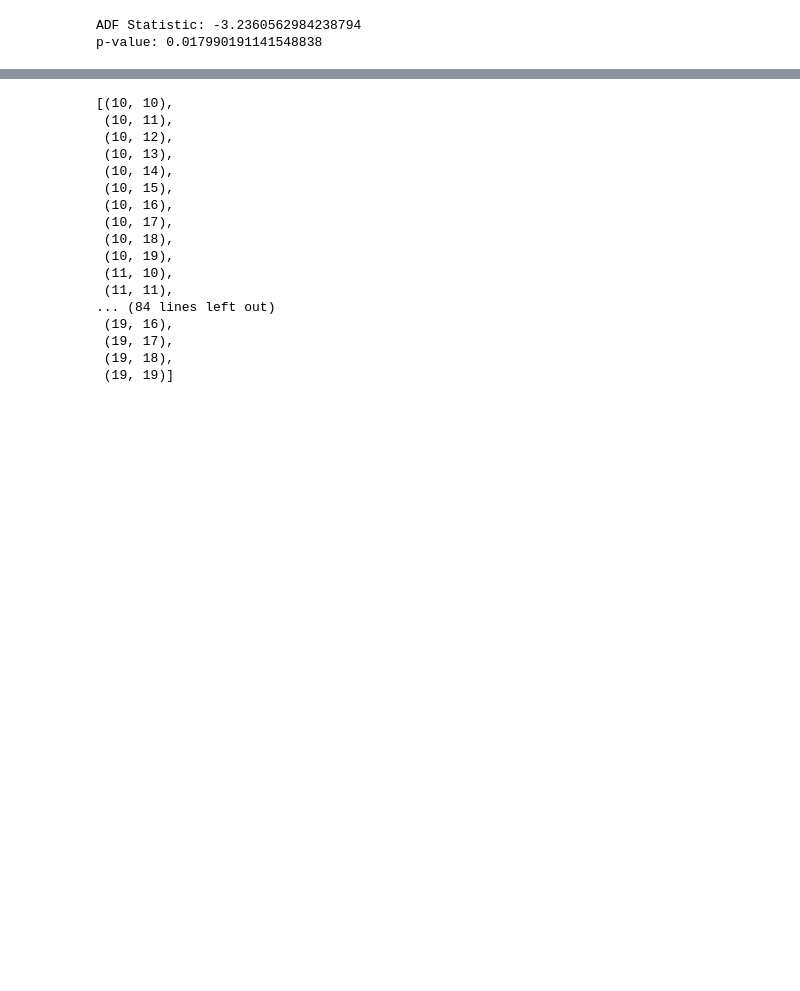
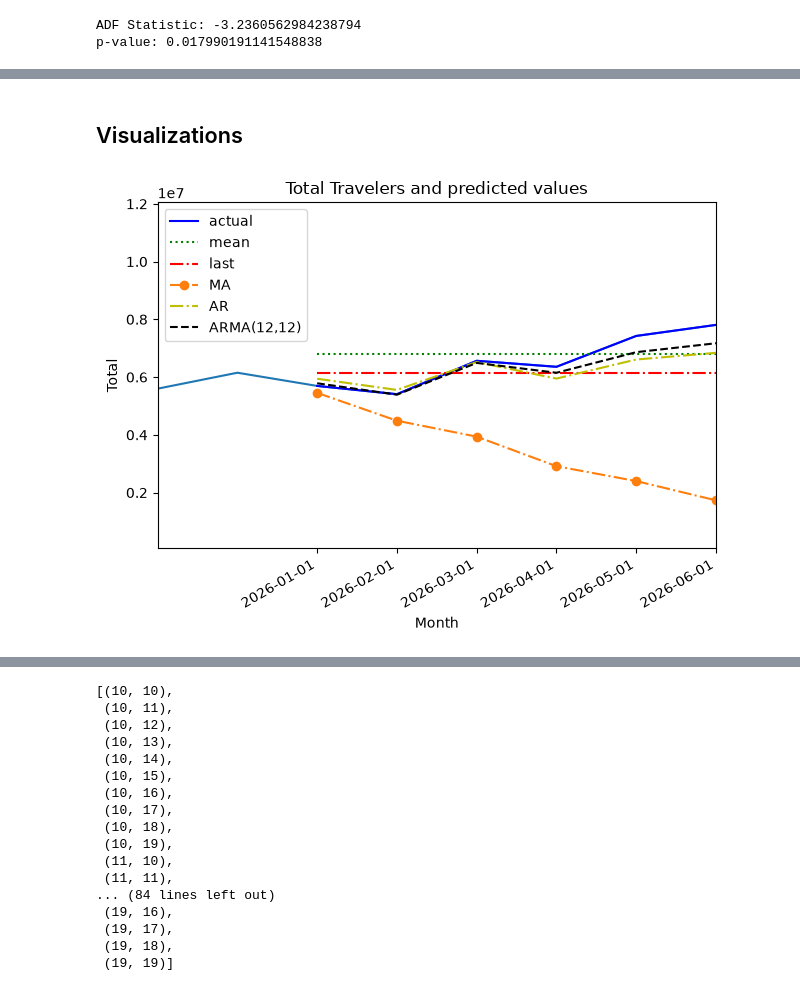
Before and after one commit to janessa13/Timeseries-Forecasting, a Jupyter notebook: Part 1.ipynb, the cells around one changed output, grey strips where cells are left out. Saved outputs shown, nothing was run; the diff lists cells and outputs as text; code cells hidden in the pictures; blank space fills up the shorter version.

```diff
--- a/Part 1.ipynb
+++ b/Part 1.ipynb
@@ -226,0 +275,30 @@ pred_df.head()
+# %% [markdown]
+## Visualizations
+# %%
+fig, ax = plt.subplots()
+
+ax.plot(df['Total'])
+ax.plot(pred_df['Total'], 'b-', label='actual')
+ax.plot(pred_df['pred_mean'], 'g:', label='mean')
+ax.plot(pred_df['pred_last'], 'r-.', label='last')
+ax.plot(pred_df['pred_MA'], 'o-.', label='MA')
+ax.plot(pred_df['pred_AR'], 'y-.', label='AR')
+ax.plot(pred_df['pred_ARMA'], 'k--', label='ARMA(12,12)')
+ax.legend(loc=2)
+ax.set_xlabel('Month')
+ax.set_ylabel('Total')
+
+# ax.axvspan(6, 650, color='#808080', alpha=0.2)
+
+ax.set_xlim(646, 653)
+
+plt.xticks(
+    [648, 649, 650, 651, 652, 653],
+    ['2026-01-01', '2026-02-01', '2026-03-01', '2026-04-01', '2026-05-01', "2026-06-01"])
+
+fig.autofmt_xdate()
+
+plt.title("Total Travelers and predicted values")
+plt.tight_layout()
+# %% [output]
+[figure, added]
```
Also changed, not shown: parts of 21 cells of this notebook.
